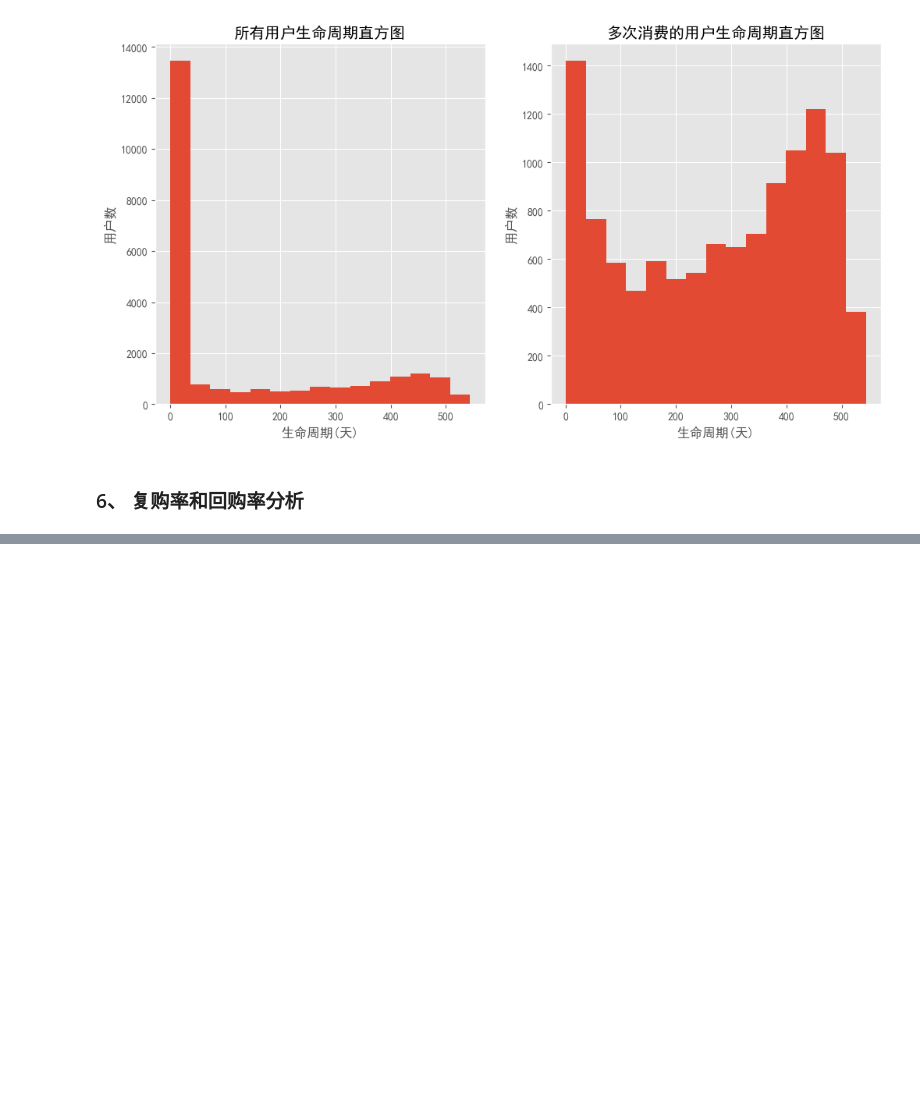
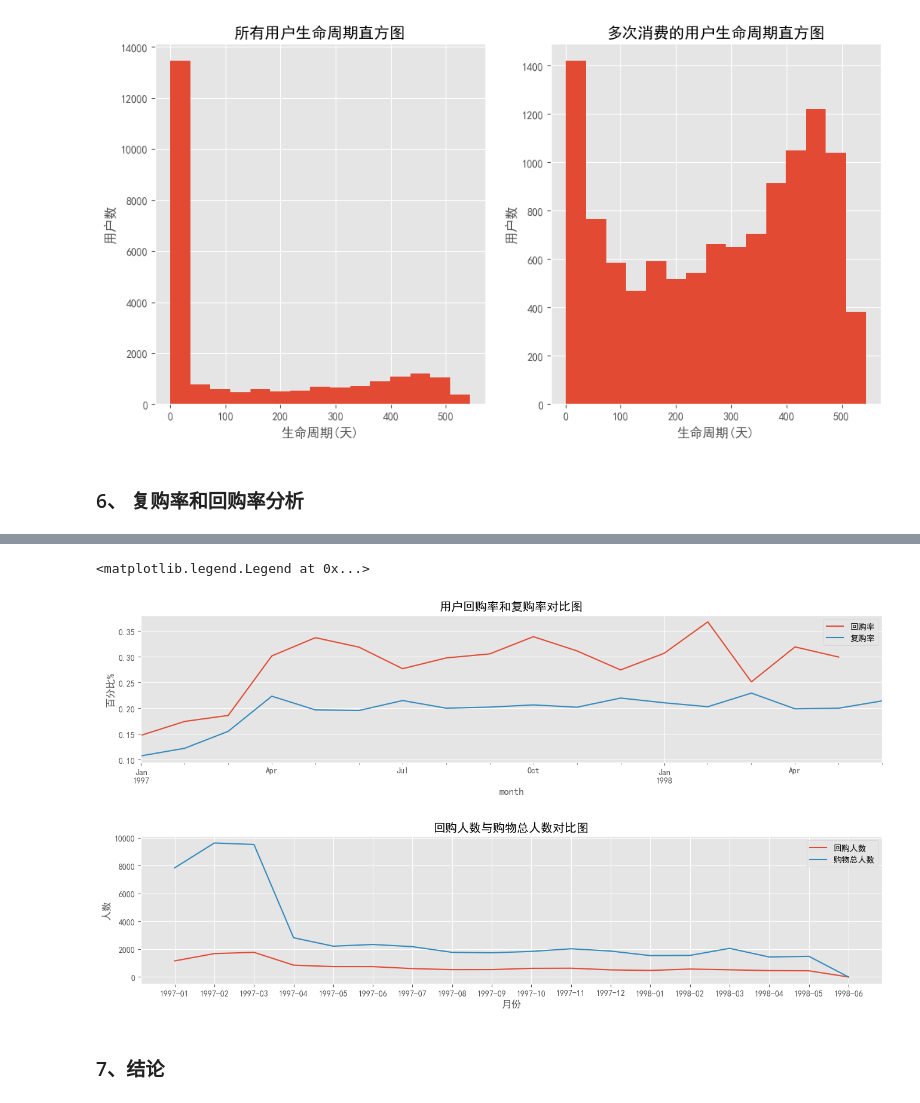
Before and after one commit to Fade-Smile/Basic-of-Data-Analyst, a Jupyter notebook: Project/3. User consumption behavior data analysis.ipynb, the cells around one changed output, grey strips where cells are left out. Drawn from its saved outputs; the diff is of its cells as text; code cells hidden in the pictures; blank space fills up the shorter version.

```diff
--- a/Project/3. User consumption behavior data analysis.ipynb
+++ b/Project/3. User consumption behavior data analysis.ipynb
@@ -598,0 +675,47 @@ Text(0, 0.5, '用户数')
+# %%
+#  回购率可视化
+plt.figure(figsize=(16,8))
+plt.subplot(211)
+
+# 回购率
+purchase_back_rate = purchase_b.sum() / purchase_b.count()
+purchase_back_rate.plot(label='回购率')
+
+#  复购率
+(purchase_r.sum()/purchase_r.count()).plot(label='复购率')
+plt.legend()
+plt.ylabel('百分比%')
+plt.title('用户回购率和复购率对比图')
+
+#   回购率可知，平稳后在30%左右，波动性稍微较大
+#   复购率低于回购率，平稳后在20%左右，波动性较小
+#   前三个月不管是回购还是复购，都呈现上升趋势，说明新用户需要一定时间来变成复购或者回购用户
+
+#   结合新老用户分析，新客户忠诚度远低于老客户忠诚度
+
+plt.subplots_adjust(hspace=0.5)
+
+#  回购人数与购物总人数
+purchase_b_sum = purchase_b.sum()
+purchase_b_count = purchase_b.count()
+
+# Convert Period objects to strings representing year-month
+purchase_b_sum.index = purchase_b_sum.index.strftime('%Y-%m')
+purchase_b_count.index = purchase_b_count.index.strftime('%Y-%m')
+
+# Plot the sum and count
+plt.subplot(212)
+plt.plot(purchase_b_sum, label='回购人数')
+plt.plot(purchase_b_count, label='购物总人数')
+plt.title('回购人数与购物总人数对比图')
+plt.xlabel('月份')
+plt.ylabel('人数')
+plt.legend()
+
+#  前三个月购物总人数远远大于回购人数，主要是因为很多新用户在1月份进了首次购买
+#  三个月后，回购人数和购物总数开始稳定，回购人数稳定在1000左右，购物总人数在2000左右。
+# %% [output]
+<matplotlib.legend.Legend at 0x...>
+[figure, added]
+# %% [markdown]
+### 7、结论
```
Also changed, not shown: parts of 5 cells of this notebook.
